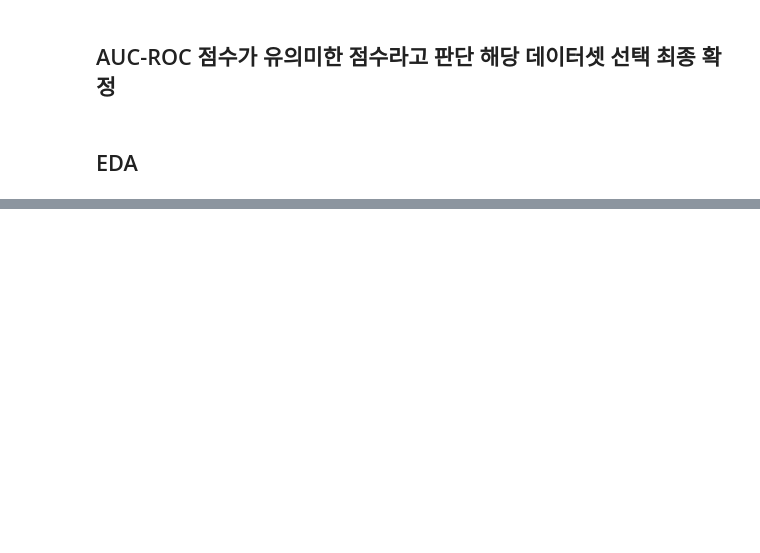
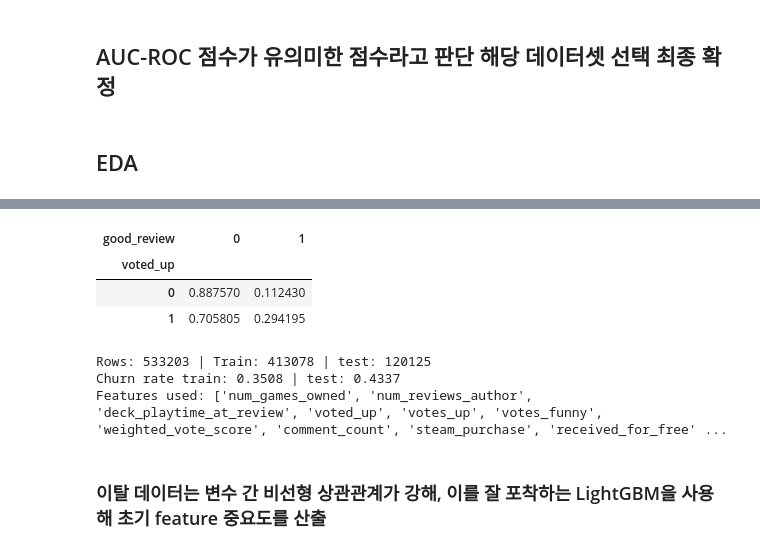
Before and after one commit to clachic00/deep_learning, a Jupyter notebook: steam_review.ipynb, the cells around one changed output, grey strips where cells are left out. Drawn from its saved outputs; the diff is of its cells as text; code cells hidden in the pictures; blank space fills up the shorter version.

```diff
--- a/steam_review.ipynb
+++ b/steam_review.ipynb
@@ -421,0 +721,21 @@ df["is_ending_genre"] = df["genre"].apply(
+# %%
+# 1. ROC-AUC 점수 확인을 위한 기본 전처리
+
+df["review_dt"] = pd.to_datetime(df["timestamp_created"], unit="s", errors="coerce")
+df = df.dropna(subset=["review_dt"]).copy()
+
+# deck_playtime_at_review 결측 처리 (컬럼 있으면)
+if "deck_playtime_at_review" in df.columns:
+    df["deck_playtime_at_review"] = df["deck_playtime_at_review"].fillna(0)
+
+# True/False -> 0/1 정리 (LightGBM 용)
+bool_cols = [
+    "primarily_steam_deck",
+    "voted_up",
+    "steam_purchase",
+    "received_for_free",
+    "written_during_early_access",
+]
+for c in bool_cols:
+    if c in df.columns:
+        df[c] = df[c].astype(int)
@@ -446,21 +787,34 @@ for c in features:
 # 결측은 0으로 채움
 X = df_label[features].fillna(0)
 y = df_label["churn"].astype(int)
+# %%
+pd.crosstab(df["voted_up"], df["good_review"], normalize="index")
+# %% [output]
+| good_review | 0 | 1 |
+| voted_up |  |  |
+| 0 | 0.887570 | 0.112430 |
+| 1 | 0.705805 | 0.294195 |
 # %%
-# 5. 시간 기준 Train/Valid Split (마지막 30일을 valid)
+# 5. 시간 기준 Train/test Split (마지막 30일을 test)
 split_date = LABEL_CUTOFF - pd.Timedelta(days=30)
 
 train_mask = df_label["review_dt"] <= split_date
-valid_mask = df_label["review_dt"] > split_date
+test_mask = df_label["review_dt"] > split_date
 
 X_train, y_train = X[train_mask], y[train_mask]
-X_valid, y_valid = X[valid_mask], y[valid_mask]
+X_test, y_test = X[test_mask], y[test_mask]
 
-print("Rows:", len(df_label), "| Train:", len(X_train), "| Valid:", len(X_valid))
-print("Churn rate train:", round(y_train.mean(), 4), "| valid:", round(y_valid.mean(), 4))
+print("Rows:", len(df_label), "| Train:", len(X_train), "| test:", len(X_test))
+print("Churn rate train:", round(y_train.mean(), 4), "| test:", round(y_test.mean(), 4))
 print("Features used:", features)
 
-# valid에 한 클래스만 있으면 AUC 계산이 안 됨
-if y_valid.nunique() < 2:
-    raise ValueError(f"Valid set에 클래스가 1개뿐입니다. (unique={y_valid.unique()}) split_date를 조정하거나 기간을 늘려야 합니다.")
+# test에 한 클래스만 있으면 AUC 계산이 안 됨
+if y_test.nunique() < 2:
+    raise ValueError(f"test set에 클래스가 1개뿐입니다. (unique={y_test.unique()}) split_date를 조정하거나 기간을 늘려야 합니다.")
+# %% [output]
+Rows: 533203 | Train: 413078 | test: 120125
+Churn rate train: 0.3508 | test: 0.4337
+Features used: ['num_games_owned', 'num_reviews_author', 'deck_playtime_at_review', 'voted_up', 'votes_up', 'votes_funny', 'weighted_vote_score', 'comment_count', 'steam_purchase', 'received_for_free' ...
+# %% [markdown]
+### 이탈 데이터는 변수 간 비선형 상관관계가 강해, 이를 잘 포착하는 LightGBM을 사용해 초기 feature 중요도를 산출
 # %%
```
Also changed, not shown: parts of 16 cells of this notebook, 6 other files.
